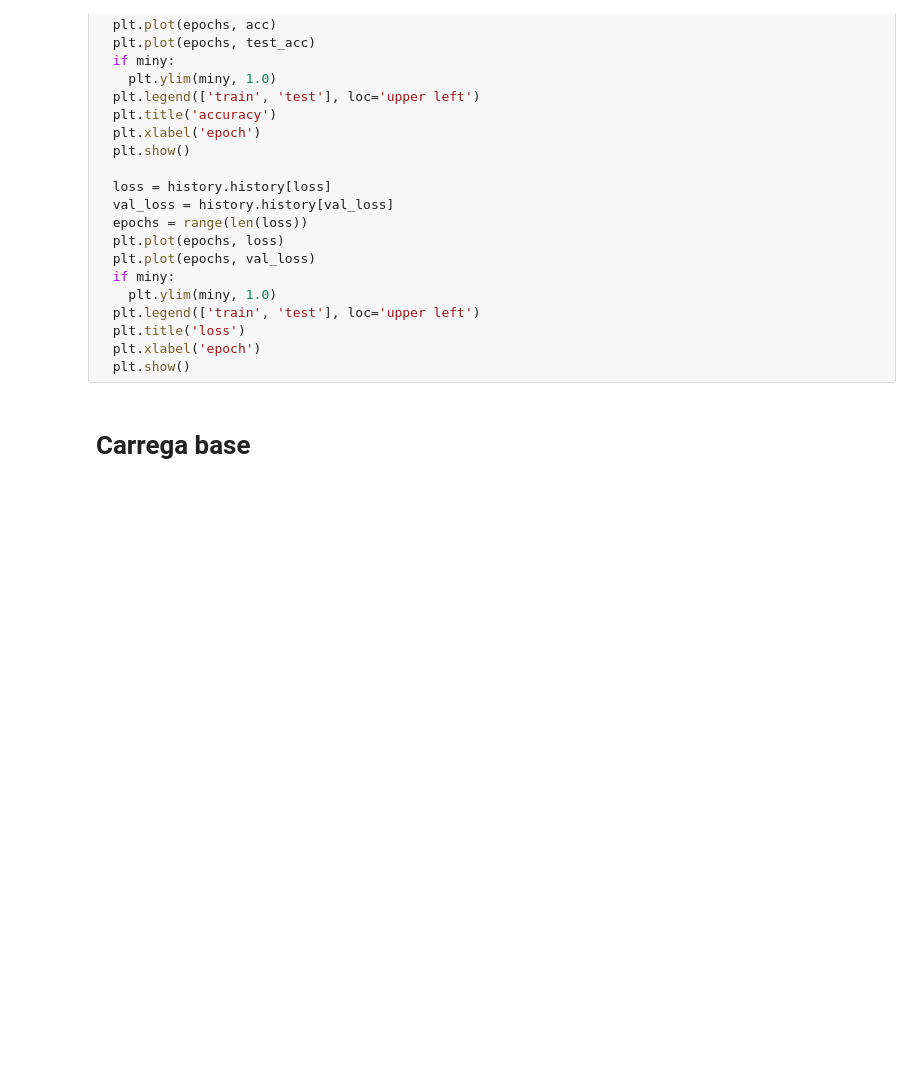
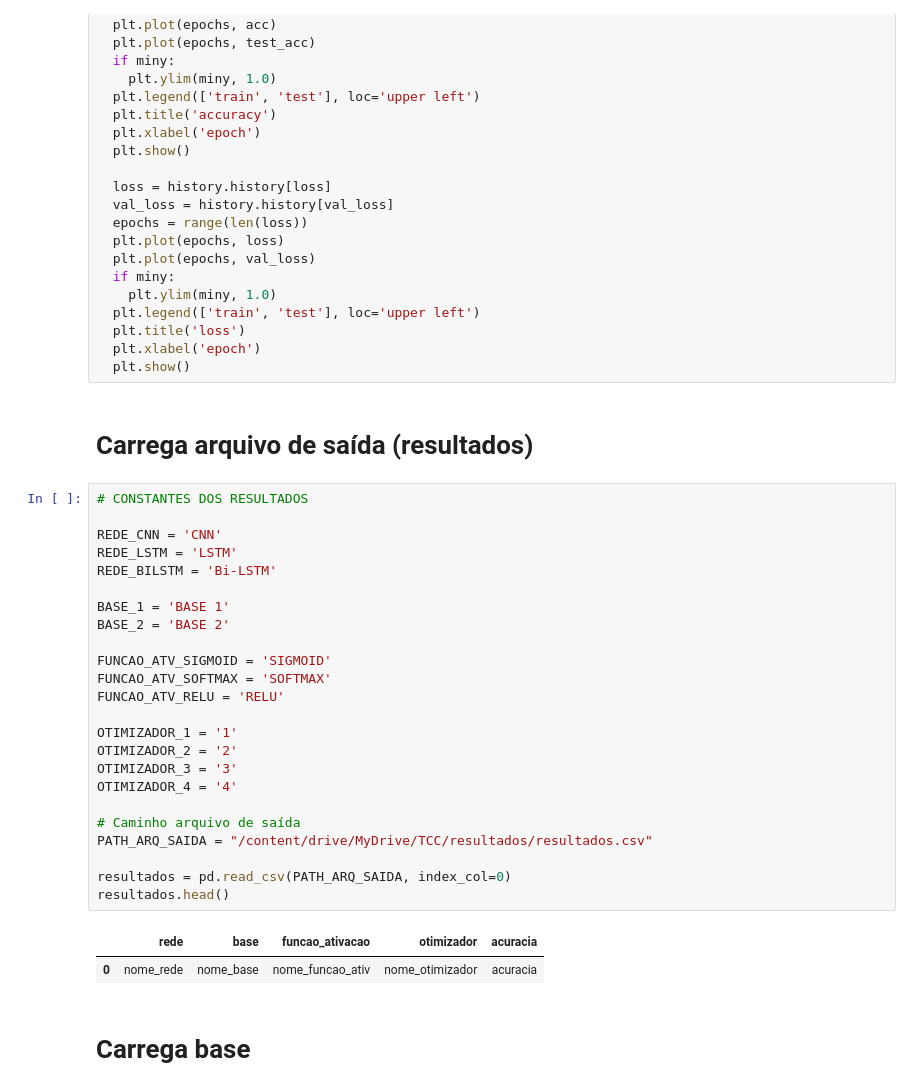
Before and after one commit to LuanPCunha/TCC, a Jupyter notebook: Treinamento_LSTM.ipynb, the cells around one changed output. Drawn from its saved outputs; the diff is of its cells as text; blank space fills up the shorter version.

```diff
--- a/Treinamento_LSTM.ipynb
+++ b/Treinamento_LSTM.ipynb
@@ -81,6 +81,35 @@ def plot_accuracy(history, miny=None):
   plt.title('loss')
   plt.xlabel('epoch')
   plt.show()
+# %% [markdown]
+# Carrega arquivo de saída (resultados)
+# %%
+# CONSTANTES DOS RESULTADOS
+
+REDE_CNN = 'CNN'
+REDE_LSTM = 'LSTM'
+REDE_BILSTM = 'Bi-LSTM'
+
+BASE_1 = 'BASE 1'
+BASE_2 = 'BASE 2'
+
+FUNCAO_ATV_SIGMOID = 'SIGMOID'
+FUNCAO_ATV_SOFTMAX = 'SOFTMAX'
+FUNCAO_ATV_RELU = 'RELU'
+
+OTIMIZADOR_1 = '1'
+OTIMIZADOR_2 = '2'
+OTIMIZADOR_3 = '3'
+OTIMIZADOR_4 = '4'
+
+# Caminho arquivo de saída
+PATH_ARQ_SAIDA = "/content/drive/MyDrive/TCC/resultados/resultados.csv"
+
+resultados = pd.read_csv(PATH_ARQ_SAIDA, index_col=0)
+resultados.head()
+# %% [output]
+|  | rede | base | funcao_ativacao | otimizador | acuracia |
+| 0 | nome_rede | nome_base | nome_funcao_ativ | nome_otimizador | acuracia |
 # %% [markdown]
 # Carrega base
 # %%
```
Also changed, not shown: parts of 10 cells of this notebook.
